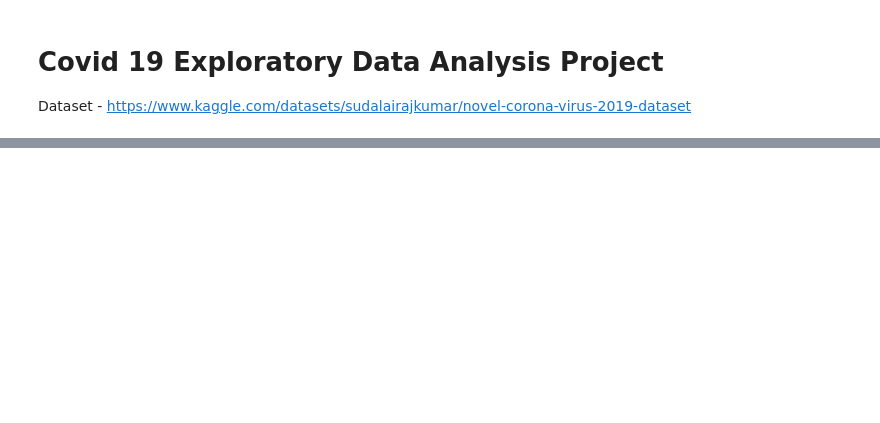
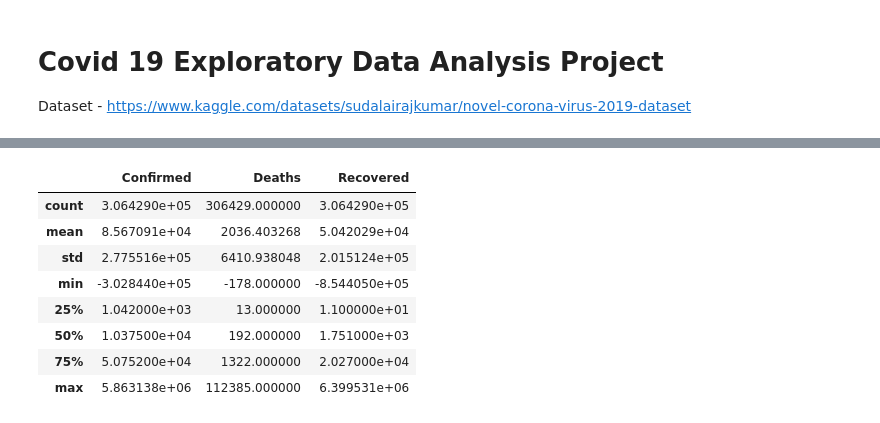
Before and after one commit to AtharvaTaras/Covid19-EDA, a Jupyter notebook: eda.ipynb, the cells around one changed output, grey strips where cells are left out. Cells and saved outputs as stored; diff of their text form; code cells hidden in the pictures; blank space fills up the shorter version.

```diff
--- a/eda.ipynb
+++ b/eda.ipynb
@@ -15,0 +54,12 @@ ModuleNotFoundError: No module named 'plotly'
+# %%
+data.describe()
+# %% [output]
+|  | Confirmed | Deaths | Recovered |
+| count | 3.064290e+05 | 306429.000000 | 3.064290e+05 |
+| mean | 8.567091e+04 | 2036.403268 | 5.042029e+04 |
+| std | 2.775516e+05 | 6410.938048 | 2.015124e+05 |
+| min | -3.028440e+05 | -178.000000 | -8.544050e+05 |
+| 25% | 1.042000e+03 | 13.000000 | 1.100000e+01 |
+| 50% | 1.037500e+04 | 192.000000 | 1.751000e+03 |
+| 75% | 5.075200e+04 | 1322.000000 | 2.027000e+04 |
+| max | 5.863138e+06 | 112385.000000 | 6.399531e+06 |
```
Also changed, not shown: parts of 10 cells of this notebook.
